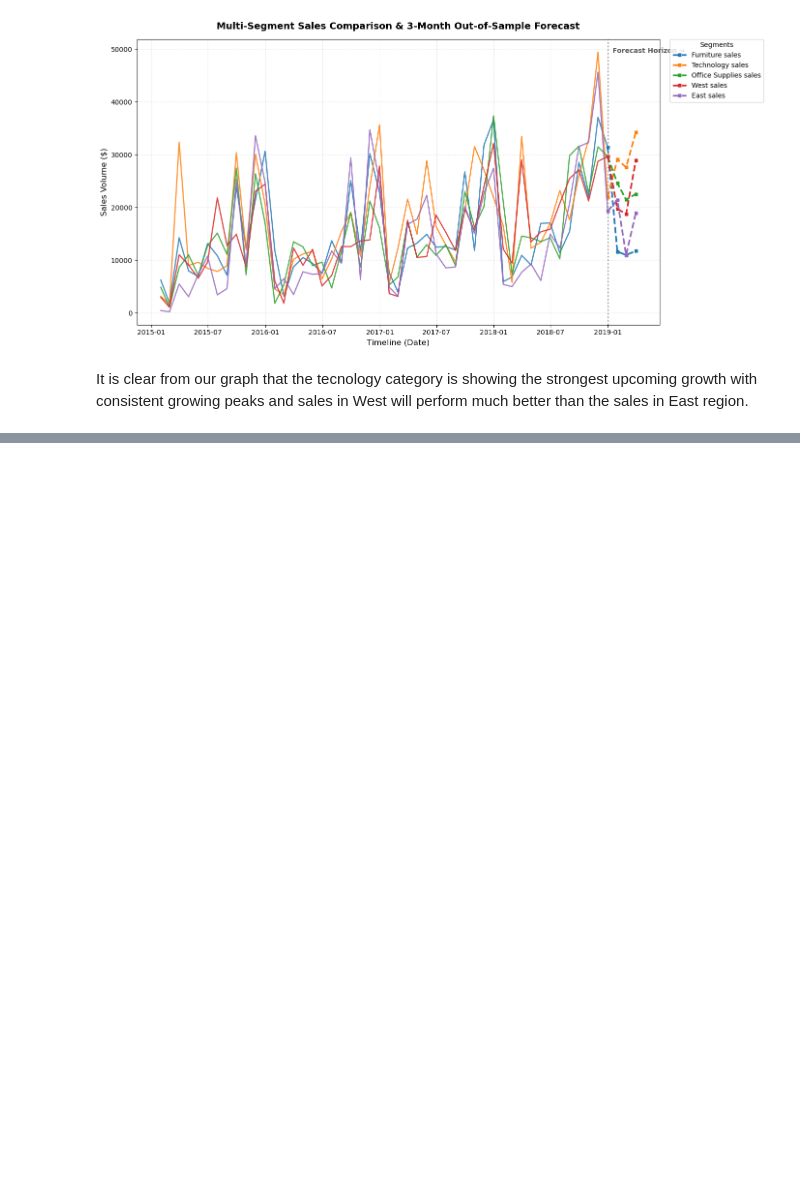
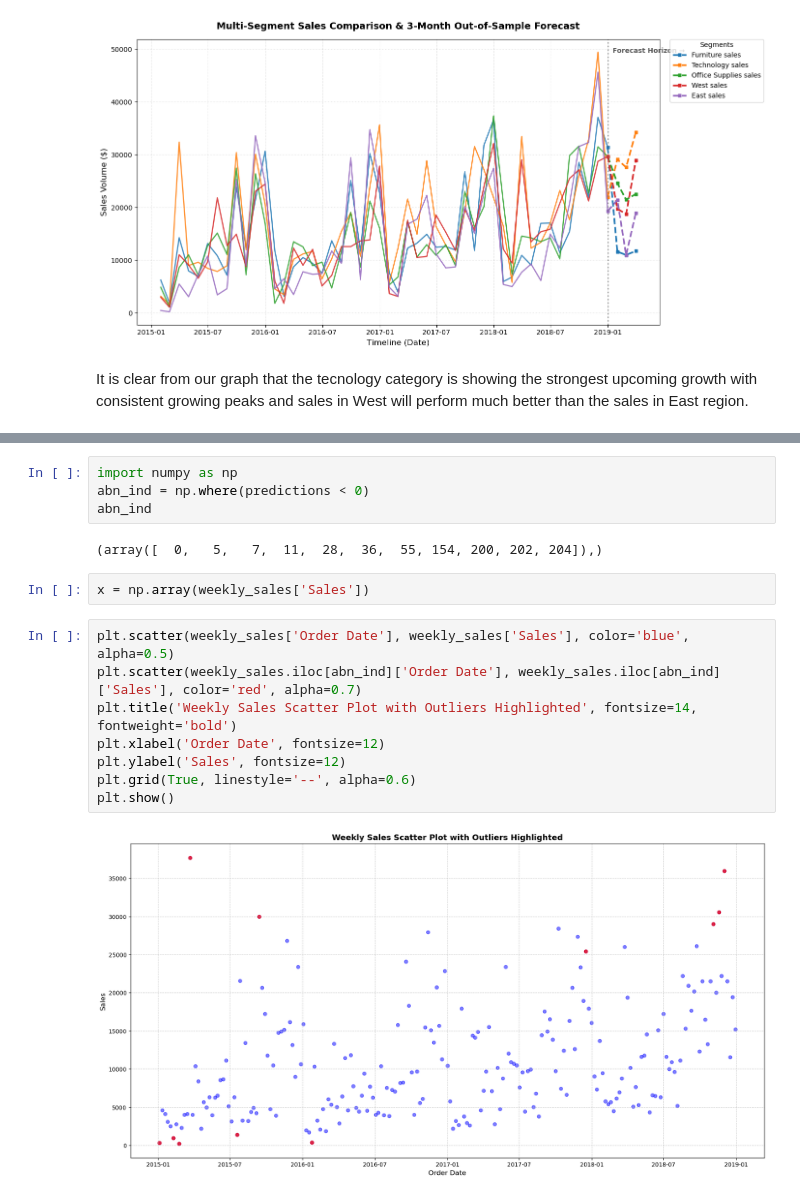
Before and after one commit to ProfessionalPallav20014/Sales-Forecasting-PallavDas, a Jupyter notebook: salesforecasting-pallavdas.ipynb, the cells around one changed output, grey strips where cells are left out. Saved outputs shown, nothing was run; the diff lists cells and outputs as text; blank space fills up the shorter version.

```diff
--- a/salesforecasting-pallavdas.ipynb
+++ b/salesforecasting-pallavdas.ipynb
@@ -1339,0 +1458,18 @@ It is clear from our graph that the tecnology category is showing the strongest
+# %%
+import numpy as np
+abn_ind = np.where(predictions < 0)
+abn_ind
+# %% [output]
+(array([  0,   5,   7,  11,  28,  36,  55, 154, 200, 202, 204]),)
+# %%
+x = np.array(weekly_sales['Sales'])
+# %%
+plt.scatter(weekly_sales['Order Date'], weekly_sales['Sales'], color='blue', alpha=0.5)
+plt.scatter(weekly_sales.iloc[abn_ind]['Order Date'], weekly_sales.iloc[abn_ind]['Sales'], color='red', alpha=0.7)
+plt.title('Weekly Sales Scatter Plot with Outliers Highlighted', fontsize=14, fontweight='bold')
+plt.xlabel('Order Date', fontsize=12)
+plt.ylabel('Sales', fontsize=12)
+plt.grid(True, linestyle='--', alpha=0.6)
+plt.show()
+# %% [output]
+[figure, added]
```
Also changed, not shown: parts of 24 cells of this notebook.
